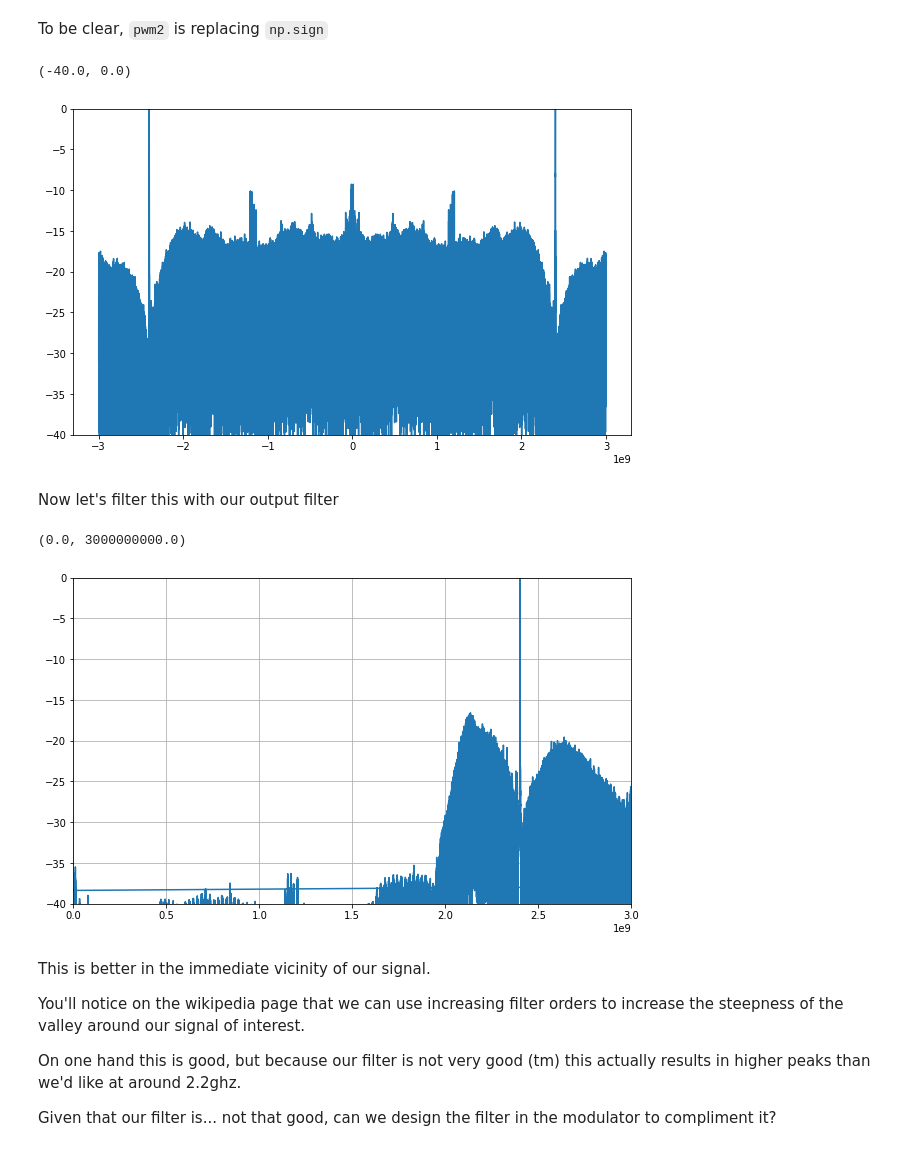
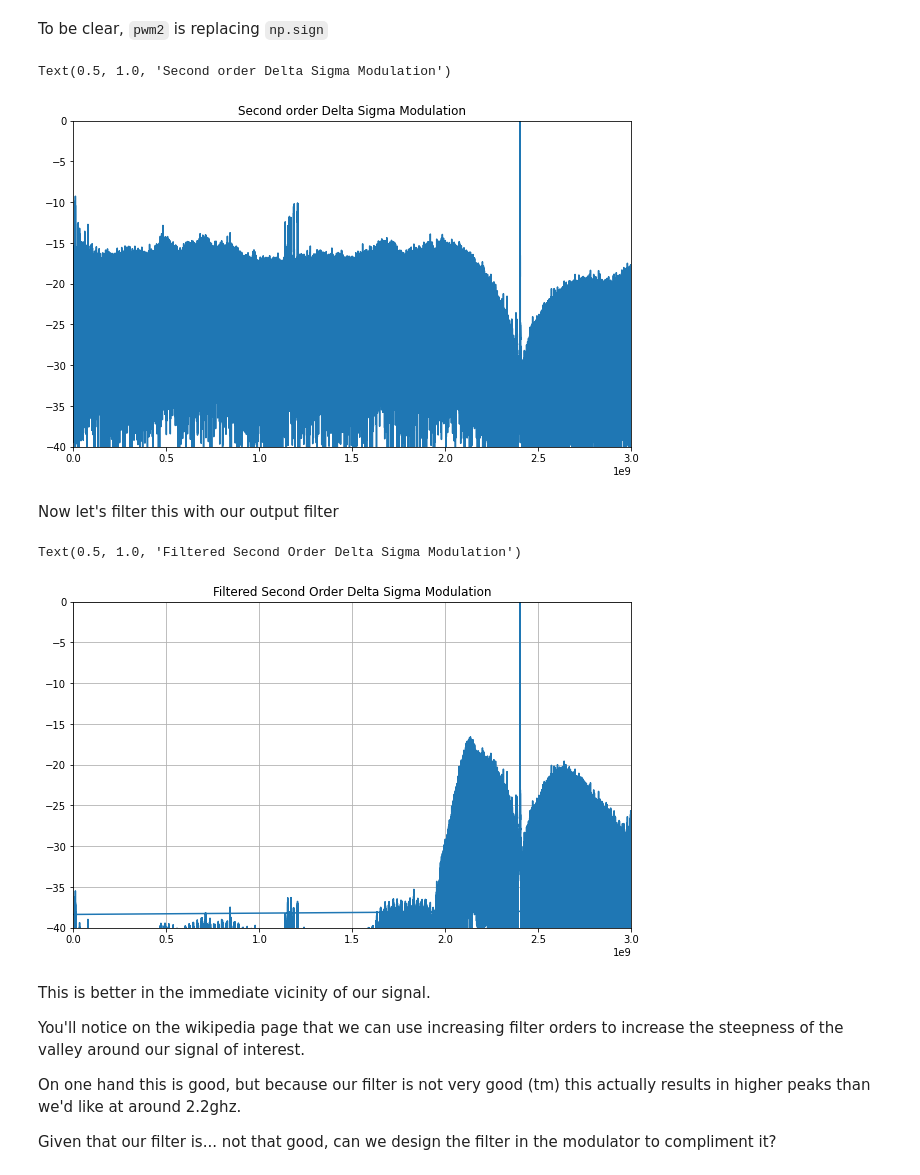
Before and after one commit to newhouseb/onebitbt, a Jupyter notebook: research/Transmission.ipynb, the cells around one changed output. Cells and saved outputs as stored; diff of their text form; code cells hidden in the pictures.

```diff
--- a/research/Transmission.ipynb
+++ b/research/Transmission.ipynb
@@ -232,20 +233,22 @@ To be clear, `pwm2` is replacing `np.sign`
 # %%
 sample_rate = 6e9
 
 modulated = modulate_gmsk(prbs9(), sample_rate=sample_rate)
 modulatedsd5 = modulated = pwm2(modulated, k=-2.0*np.cos(2.0*np.pi*2.402e9/sample_rate))
 
 fftm = np.abs(fft(np.sign(modulated)))
 fftm = fftm/np.max(fftm)
 
 fftbins = fftfreq(len(modulated), 1/sample_rate)
 
 plt.figure(figsize=(10,6))
 plt.plot(fftbins, 10*np.log10(fftm))
 plt.gca().set_ylim(-40, 0)
+plt.gca().set_xlim(0, 3e9)
+plt.title("Second order Delta Sigma Modulation")
 # %% [output]
-(-40.0, 0.0)
+Text(0.5, 1.0, 'Second order Delta Sigma Modulation')
-[figure, old version]
+[figure, new version]
 # %% [markdown]
 Now let's filter this with our output filter
 # %%
@@ -259,9 +262,10 @@ plt.plot(fftbins, 10*np.log10(fftm))
 plt.grid(b=True)
 plt.gca().set_ylim(-40, 0)
 plt.gca().set_xlim(0, 3e9)
+plt.title("Filtered Second Order Delta Sigma Modulation")
 # %% [output]
-(0.0, 3000000000.0)
+Text(0.5, 1.0, 'Filtered Second Order Delta Sigma Modulation')
-[figure, old version]
+[figure, new version]
 # %% [markdown]
 This is better in the immediate vicinity of our signal.
 
```
Also changed, not shown: parts of 5 cells of this notebook, 1 other file.
